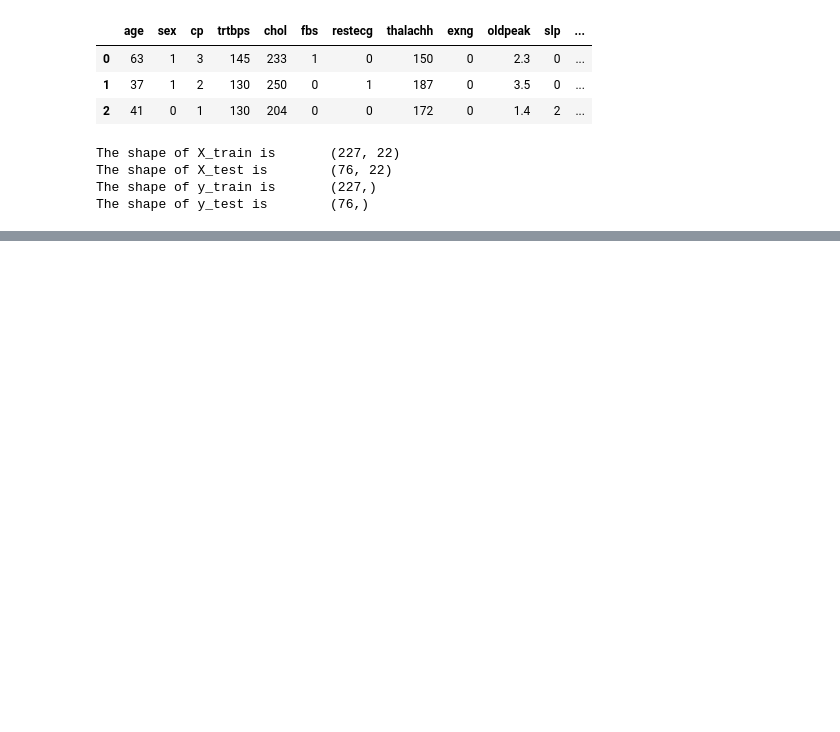
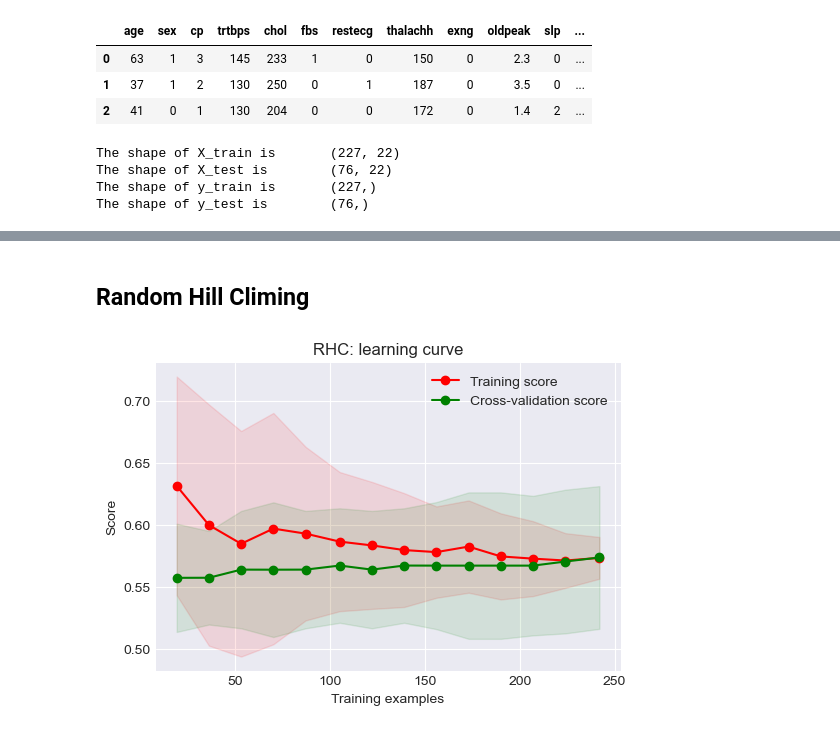
Before and after one commit to Alijafr/ML, a Jupyter notebook: assignment 2/code/Neural_Net.ipynb, the cells around one changed output, grey strips where cells are left out. Drawn from its saved outputs; the diff is of its cells as text; code cells hidden in the pictures; blank space fills up the shorter version.

```diff
--- a/assignment 2/code/Neural_Net.ipynb
+++ b/assignment 2/code/Neural_Net.ipynb
@@ -254,0 +308,14 @@ Algorithm = random_hill_climb
+# %% [markdown]
+## Random Hill Climing
+# %%
+RHC =  NeuralNetwork(hidden_nodes=[10,], activation='relu',
+                       algorithm='random_hill_climb', max_iters=1000,
+                       bias=True, is_classifier=True,restarts=10, learning_rate=0.01,
+                       early_stopping=False, clip_max=1e10,random_state =102,
+                       max_attempts=100, curve=False)
+title = 'RHC: learning curve'
+plt = plot_learning_curve(RHC,title,X,y.squeeze(1),n_jobs=-1)
+plt.savefig(save_folder+ "RHC_learning_curve.pdf")
+plt.show()
+# %% [output]
+[figure, added]
```
Also changed, not shown: parts of 8 cells of this notebook, 5 other files.
